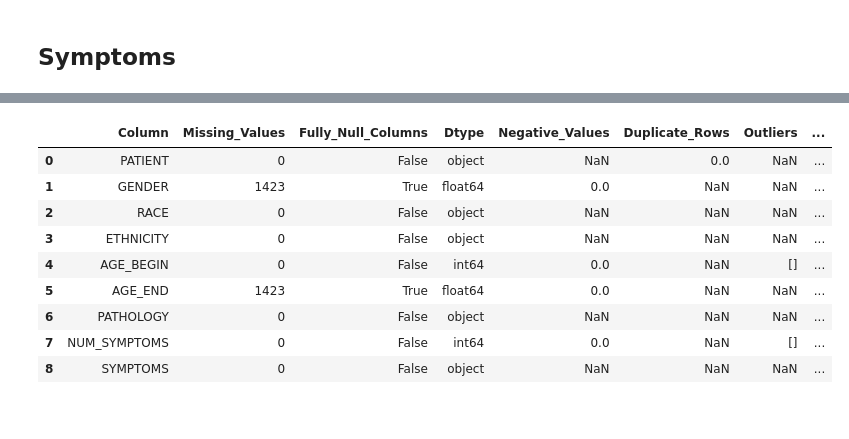
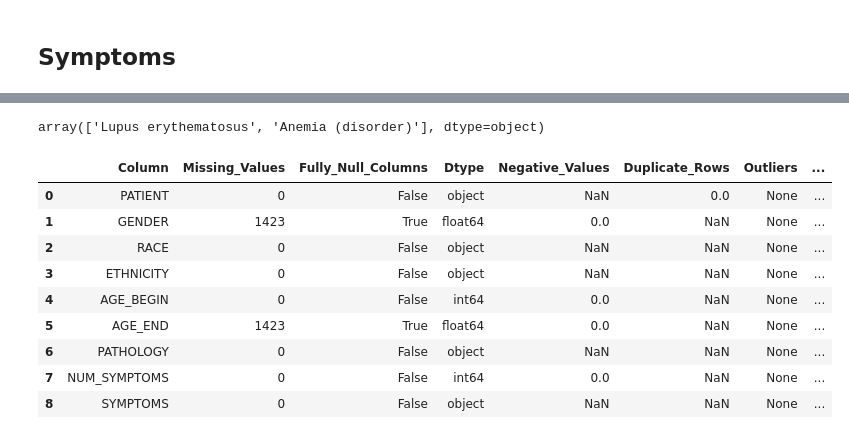
Before and after one commit to richasri92/century_health_assignment, a Jupyter notebook: century-health-assignment/notebooks/data_inspection.ipynb, the cells around one changed output, grey strips where cells are left out. Cells and saved outputs as stored; diff of their text form; code cells hidden in the pictures.

Commit message:
Adding data validation for all datasets

```diff
--- a/century-health-assignment/notebooks/data_inspection.ipynb
+++ b/century-health-assignment/notebooks/data_inspection.ipynb
@@ -422,7 +368,0 @@ display(merged_df)  # Use print(merged_df) if not in Jupyter/Databricks
-# %%
-import pandas as pd
-
-# Ensure Pandas displays all rows (even for dtypes)
-pd.set_option("display.max_rows", None)
-
-print(merged_df.dtypes)
@@ -447,19 +369,22 @@ dtype: object
-# %%
-
-
-
-symptoms_QC = pd.read_csv("/Users/richa_srivastava/new_KOHLS/price-optimizer/century-health-assignment/data/01_raw/symptoms_QC.csv")  # 0 refers to the first sheet
-pd.set_option("display.max_columns", None)
-pd.set_option("display.max_colwidth", None)
-display(symptoms_QC.drop_duplicates().head(150))
-# %% [output]
-|  | Column | Missing_Values | Fully_Null_Columns | Dtype | Negative_Values | Duplicate_Rows | Outliers | ... |
-| 0 | PATIENT | 0 | False | object | NaN | 0.0 | NaN | ... |
-| 1 | GENDER | 1423 | True | float64 | 0.0 | NaN | NaN | ... |
-| 2 | RACE | 0 | False | object | NaN | NaN | NaN | ... |
-| 3 | ETHNICITY | 0 | False | object | NaN | NaN | NaN | ... |
-| 4 | AGE_BEGIN | 0 | False | int64 | 0.0 | NaN | [] | ... |
-| 5 | AGE_END | 1423 | True | float64 | 0.0 | NaN | NaN | ... |
-| 6 | PATHOLOGY | 0 | False | object | NaN | NaN | NaN | ... |
-| 7 | NUM_SYMPTOMS | 0 | False | int64 | 0.0 | NaN | [] | ... |
-| 8 | SYMPTOMS | 0 | False | object | NaN | NaN | NaN | ... |
+# %%
+symptoms['PATHOLOGY'].unique()
+# %% [output]
+array(['Lupus erythematosus', 'Anemia (disorder)'], dtype=object)
+# %%
+display(validate_dataframe(symptoms, outlier_cols=None, category_checks={
+    'RACE': ['white', 'native', 'black', 'asian', 'hawaiian'],
+    'PATHOLOGY':['Lupus erythematosus', 'Anemia (disorder)']
+    }, range_check_cols={
+       'NUM_SYMPTOMS':(0,3)
+    }))
+# %% [output]
+|  | Column | Missing_Values | Fully_Null_Columns | Dtype | Negative_Values | Duplicate_Rows | Outliers | ... |
+| 0 | PATIENT | 0 | False | object | NaN | 0.0 | None | ... |
+| 1 | GENDER | 1423 | True | float64 | 0.0 | NaN | None | ... |
+| 2 | RACE | 0 | False | object | NaN | NaN | None | ... |
+| 3 | ETHNICITY | 0 | False | object | NaN | NaN | None | ... |
+| 4 | AGE_BEGIN | 0 | False | int64 | 0.0 | NaN | None | ... |
+| 5 | AGE_END | 1423 | True | float64 | 0.0 | NaN | None | ... |
+| 6 | PATHOLOGY | 0 | False | object | NaN | NaN | None | ... |
+| 7 | NUM_SYMPTOMS | 0 | False | int64 | 0.0 | NaN | None | ... |
+| 8 | SYMPTOMS | 0 | False | object | NaN | NaN | None | ... |
```
Also changed, not shown: parts of 20 cells of this notebook.
